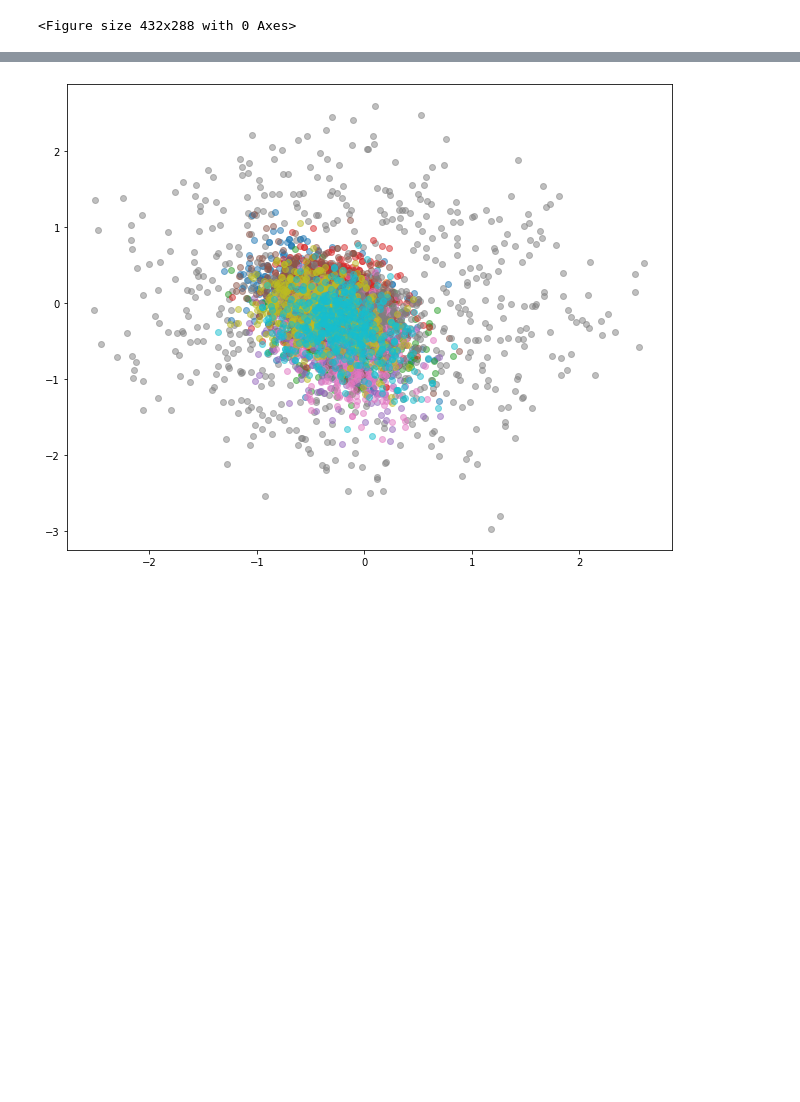
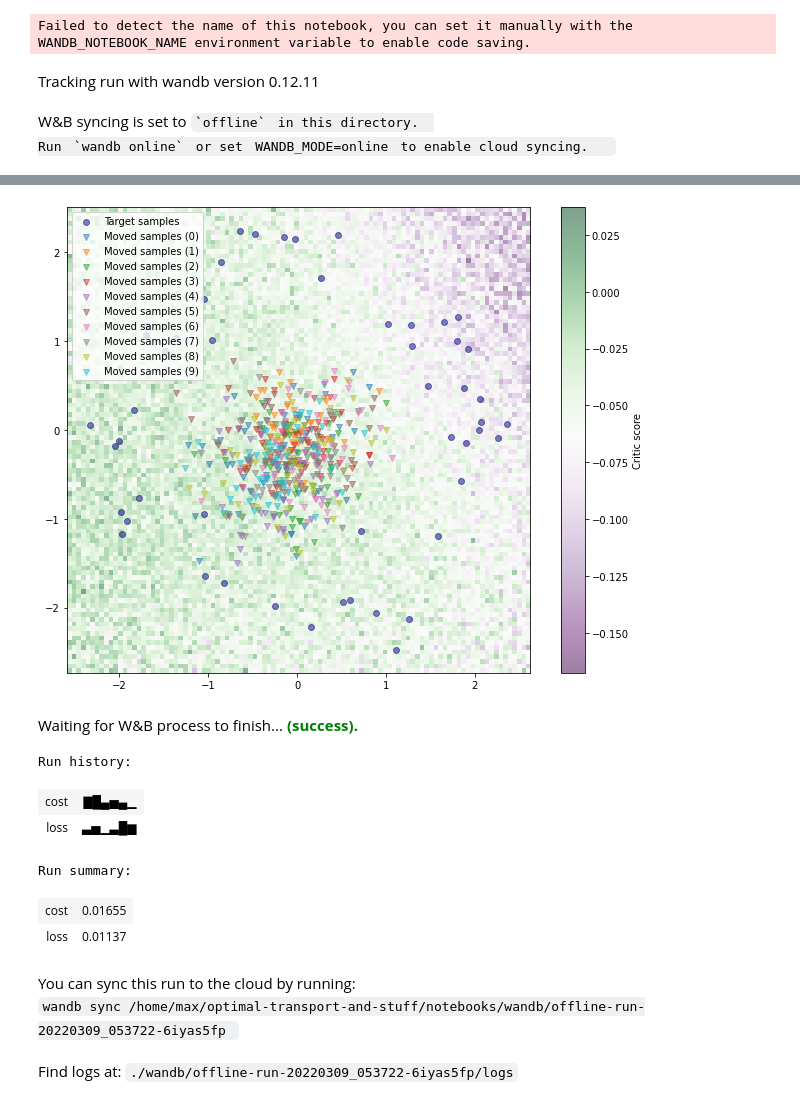
Before and after one commit to max-nekrashevich/optimal-transport-and-stuff, a Jupyter notebook: notebooks/InnerGW-mnist-3d.ipynb, the cells around one changed output, grey strips where cells are left out. Saved outputs shown, nothing was run; the diff lists cells and outputs as text; code cells hidden in the pictures; blank space fills up the shorter version.

```diff
--- a/notebooks/InnerGW-mnist-3d.ipynb
+++ b/notebooks/InnerGW-mnist-3d.ipynb
@@ -41,7 +48,7 @@ wandb_logger = WandbLogger(project="optimal-transport", entity="_devourer_")
 # %%
-data_dim = (1, 32, 32)
-p, q = np.prod(data_dim, dtype=int), 2
 n_neurons = 128
+
+mover = resnet14_d(source.event_shape, q).to(DEVICE)
 
 critic = nn.Sequential(
     nn.Linear(q, n_neurons), nn.LeakyReLU(), nn.Dropout(.1),
@@ -49,7 +56,5 @@ critic = nn.Sequential(
     nn.Linear(n_neurons, n_neurons), nn.LeakyReLU(), nn.Dropout(.1),
     nn.Linear(n_neurons, n_neurons), nn.LeakyReLU(), nn.Dropout(.1),
     nn.Linear(n_neurons, 1), nn.Tanh()
-)
-
-mover = resnet14_d(data_dim, q)
+).to(DEVICE)
 # %%
@@ -77,7 +75,0 @@ def load_mnist(root, transform=None):
-# %%
-n_components = 10
-features, classes = load_mnist("../data/",
-                               transform=t.Compose([t.Pad(2), t.ToTensor()]))
-source = TensorDatasetDistribution(features, classes)
-
-U, s, V = torch.pca_lowrank(features.flatten(1), q)
@@ -133,35 +76,37 @@ for param in product_dict(params):
 # %%
-locs = 1.5 * uniform_circle(n_components)
-scales = .5 * torch.ones(n_components, q)
-target = gaussian_mixture(locs, scales)
-
-# wandb_logger.start(mode="online")
-
-solver = run_experiment(
+result = run_experiment(
     source, target,
-    n_iter=50,
-    n_samples=256,
+    n_iter=6,
+    n_samples=128,
     cost=InnerGW_opt(
         p, q,
         optimizer=o.Adam,
         optimizer_params=dict(lr=2e-5, weight_decay=1e-10),
         n_iter=1,
         device=DEVICE
     ),
     # cost=InnerGW_const(V.to(DEVICE)),
-    plotter=ComponentPlotter(
-        source_dim=p,
-        target_dim=q,
-        pdf_kind_source=None,
-        pdf_kind_target=None,
+    plotter=Plotter(
+        plot_interval=5,
     ),
-    # logger=wandb_logger,
-    n_inner_iter=2,
-    plot_interval=10,
-    # log_plot_interval=250,
+    logger=wandb_logger,
+    n_iter_mover=2,
     optimizer_params=dict(lr=2e-5, weight_decay=1e-10),
 )
 # %% [output]
-<Figure size 432x288 with 0 Axes>
+Failed to detect the name of this notebook, you can set it manually with the WANDB_NOTEBOOK_NAME environment variable to enable code saving.
+Tracking run with wandb version 0.12.11
+W&B syncing is set to `offline` in this directory.
+Run `wandb online` or set WANDB_MODE=online to enable cloud syncing.
 [interactive output not drawn]
-[figure, old version]
+[figure, new version]
+Waiting for W&B process to finish... (success).
+Run history:
+| cost | ▇█▄▅▄▁ |
+| loss | ▃▅▁▃█▆ |
+Run summary:
+| cost | 0.01655 |
+| loss | 0.01137 |
+You can sync this run to the cloud by running:
+wandb sync /home/max/optimal-transport-and-stuff/notebooks/wandb/offline-run-20220309_053722-6iyas5fp
+Find logs at: ./wandb/offline-run-20220309_053722-6iyas5fp/logs
```
Also changed, not shown: parts of 8 cells of this notebook.
